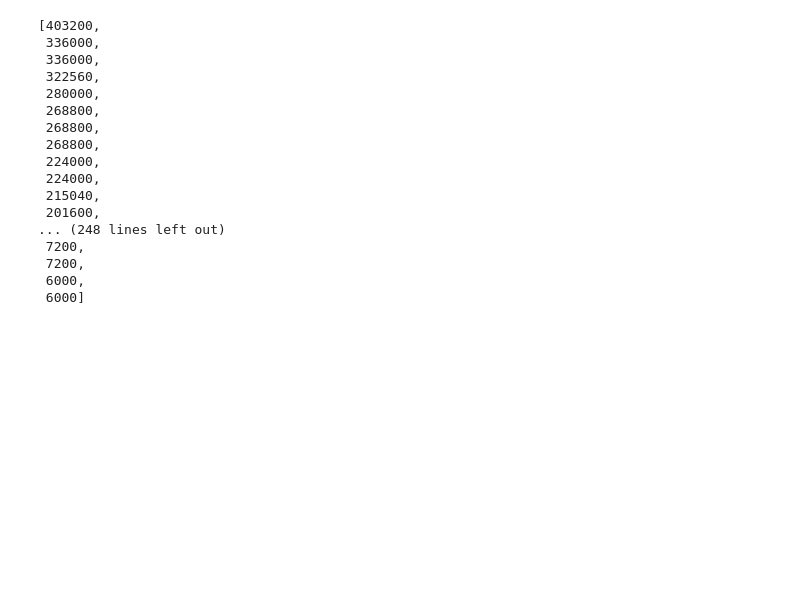
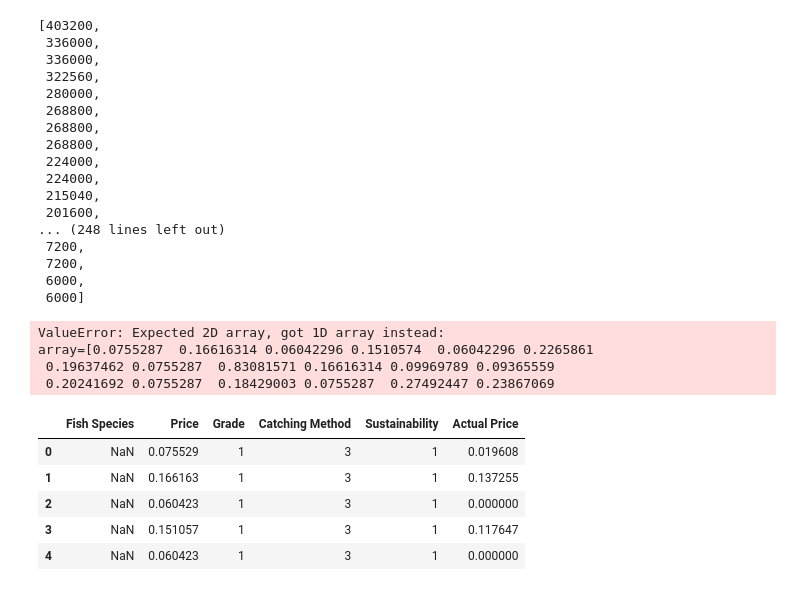
Before and after one commit to Bloomy-Bangkit/bloomy-price-predictor, a Jupyter notebook: pricepredictor.ipynb, the cells around one changed output. Cells and saved outputs as stored; diff of their text form; code cells hidden in the pictures; blank space fills up the shorter version.

```diff
--- a/pricepredictor.ipynb
+++ b/pricepredictor.ipynb
@@ -99,0 +94,17 @@ data['Catching Method'] = data['Catching Method'].map({'Farmed':0,'Netting':1, '
+# %%
+reg = SVR(kernel='rbf')
+reg.fit(X,y)
+# %% [output]
+ValueError: Expected 2D array, got 1D array instead:
+array=[0.0755287  0.16616314 0.06042296 0.1510574  0.06042296 0.2265861
+ 0.19637462 0.0755287  0.83081571 0.16616314 0.09969789 0.09365559
+ 0.20241692 0.0755287  0.18429003 0.0755287  0.27492447 0.23867069
+# %%
+data.head()
+# %% [output]
+|  | Fish Species | Price | Grade | Catching Method | Sustainability | Actual Price |
+| 0 | NaN | 0.075529 | 1 | 3 | 1 | 0.019608 |
+| 1 | NaN | 0.166163 | 1 | 3 | 1 | 0.137255 |
+| 2 | NaN | 0.060423 | 1 | 3 | 1 | 0.000000 |
+| 3 | NaN | 0.151057 | 1 | 3 | 1 | 0.117647 |
+| 4 | NaN | 0.060423 | 1 | 3 | 1 | 0.000000 |
```
Also changed, not shown: parts of 23 cells of this notebook.
